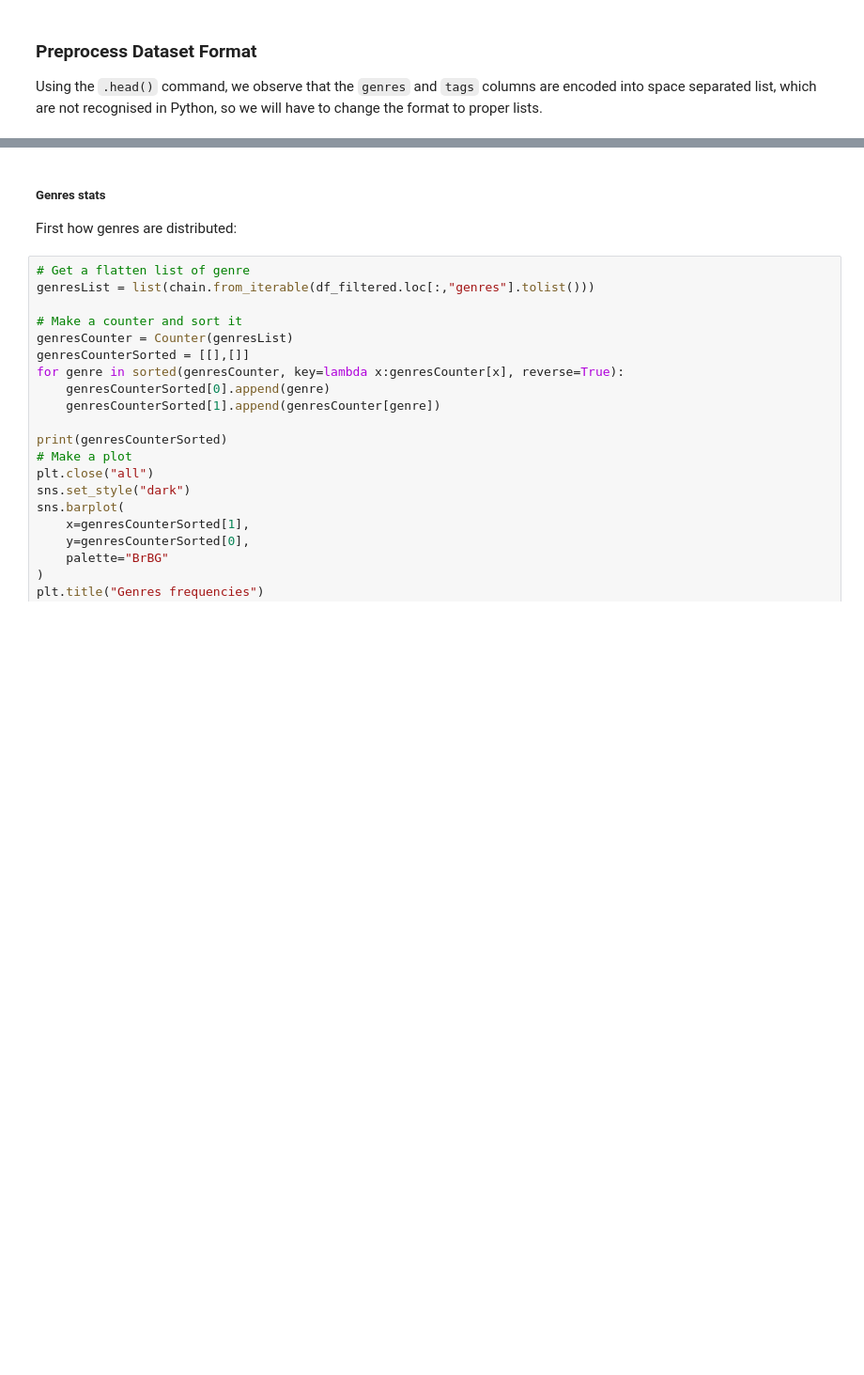
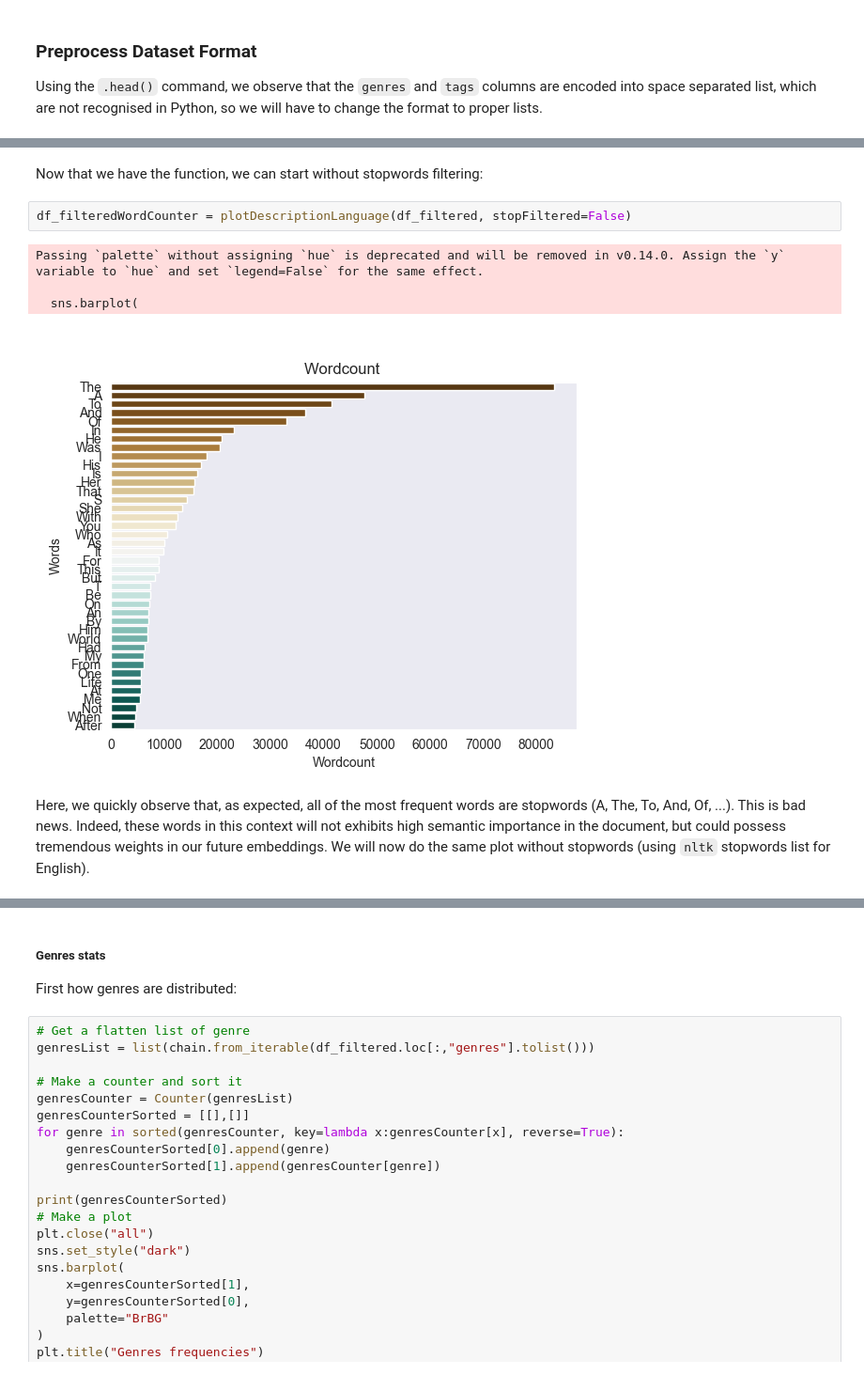
Before and after one commit to minhquan-Hoang95/WNLNLesage_Hoang_Prediction_NLP2026, a Jupyter notebook: project.ipynb, the cells around one changed output, grey strips where cells are left out. Shown at 94% size. Saved outputs shown, nothing was run; the diff lists cells and outputs as text; blank space fills up the shorter version.

```diff
--- a/project.ipynb
+++ b/project.ipynb
@@ -151,0 +154,11 @@ Passing `palette` without assigning `hue` is deprecated and will be removed in v
+# %% [markdown]
+Now that we have the function, we can start without stopwords filtering:
+# %%
+df_filteredWordCounter = plotDescriptionLanguage(df_filtered, stopFiltered=False)
+# %% [output]
+Passing `palette` without assigning `hue` is deprecated and will be removed in v0.14.0. Assign the `y` variable to `hue` and set `legend=False` for the same effect.
+
+  sns.barplot(
+[figure, added]
+# %% [markdown]
+Here, we quickly observe that, as expected, all of the most frequent words are stopwords (A, The, To, And, Of, ...). This is bad news. Indeed, these words in this context will not exhibits high semantic importance in the document, but could possess tremendous weights in our future embeddings. We will now do the same plot without stopwords (using `nltk` stopwords list for English).
```
Also changed, not shown: parts of 19 cells of this notebook, 2 other files.
